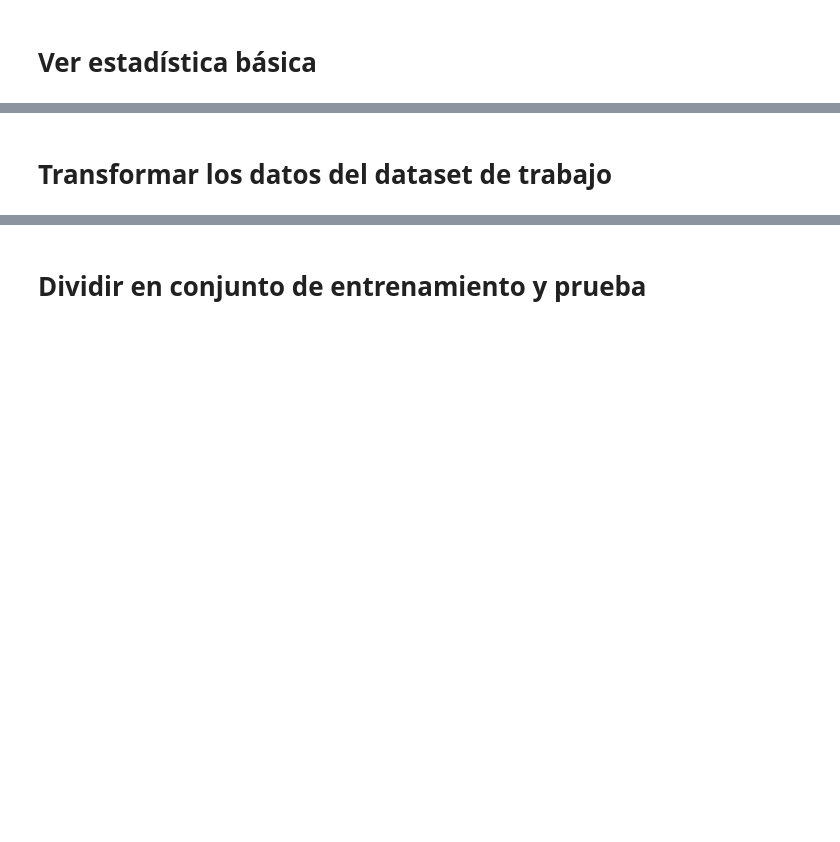
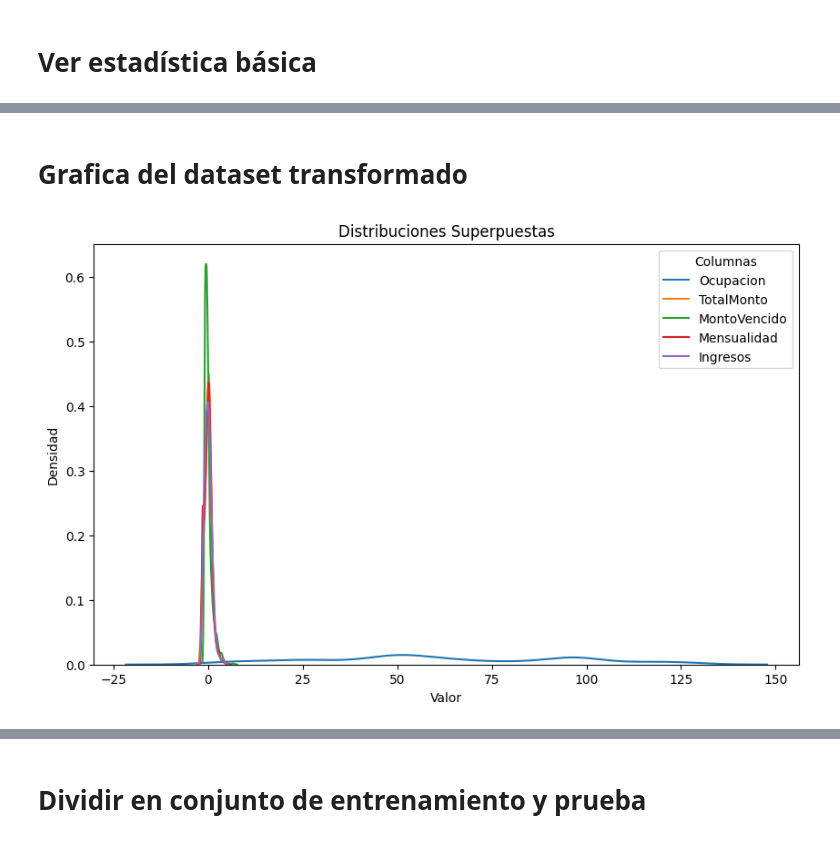
Before and after one commit to RolandoOrtizHerbas/Words, a Jupyter notebook: Programas_Scripts_Jupiter/TransformacionDEdatos.ipynb, the cells around one changed output, grey strips where cells are left out. Cells and saved outputs as stored; diff of their text form; code cells hidden in the pictures; blank space fills up the shorter version.

```diff
--- a/Programas_Scripts_Jupiter/TransformacionDEdatos.ipynb
+++ b/Programas_Scripts_Jupiter/TransformacionDEdatos.ipynb
@@ -65,0 +159,7 @@ datasetT.describe()
+# %%
+# Borrar columnas auxiliares para la transformacion de fechas
+
+datasetT = datasetT.drop('NFIC', axis=1)
+datasetT = datasetT.drop('NFADJ', axis=1)
+datasetT = datasetT.drop('NFUPAG', axis=1)
+datasetT = datasetT.drop('NFPROYFIN', axis=1)
@@ -65,0 +188,9 @@ datasetT.describe()
+# %%
+columnas_categoricas = ['Ocupacion', 'EstadoContrato', 'Producto', 'Legal', 'AZULEstatus',
+           'AdjudicaReal', 'Genero', 'PersonaTipo', 'dtEstadoContrato', 'GrupoOrigenVenta']
+columnas_numericas = ['NoPago', 'TotalMonto','FechaInicioC','FechaAdjudicación','FechaUltimoPago','FechaProyectadaFin','MontoVencido', 'Mensualidad', 'Ingresos',
+           'EdadActual', 'CostoAdmin', 'SemanasAdjud', 'Pagos9', 'Domicilia_Pago',
+            'Email', 'timetotV']
+# %%
+ordinale = OrdinalEncoder()
+datasetT[columnas_categoricas] = ordinale.fit_transform(datasetT[columnas_categoricas])
@@ -65,0 +229,5 @@ datasetT.describe()
+# %%
+scaler = StandardScaler()
+# total_columnas = columnas_categoricas + columnas_numericas
+total_columnas =  columnas_numericas
+datasetT[total_columnas] = scaler.fit_transform(datasetT[total_columnas])
@@ -66,2 +259,20 @@ datasetT.describe()
 # %% [markdown]
-# Transformar los datos del dataset de trabajo
+# Grafica del dataset transformado
+# %%
+df = pd.DataFrame(datasetT)
+
+# Graficar las distribuciones de cada columna en una sola gráfica
+
+mis_columnas =  ['Ocupacion', 'TotalMonto','MontoVencido', 'Mensualidad', 'Ingresos']
+plt.figure(figsize=(10, 6))
+for column in mis_columnas:
+    sns.kdeplot(df[column], label=column)
+
+# Añadir títulos y etiquetas
+plt.title('Distribuciones Superpuestas')
+plt.xlabel('Valor')
+plt.ylabel('Densidad')
+plt.legend(title='Columnas')
+plt.show()
+# %% [output]
+[figure, added]
```
Also changed, not shown: parts of 29 cells of this notebook, 8 other files.
